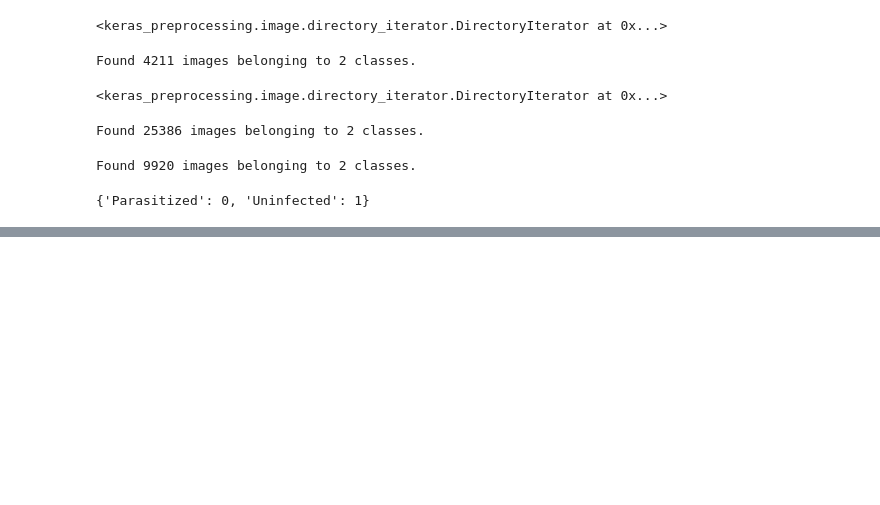
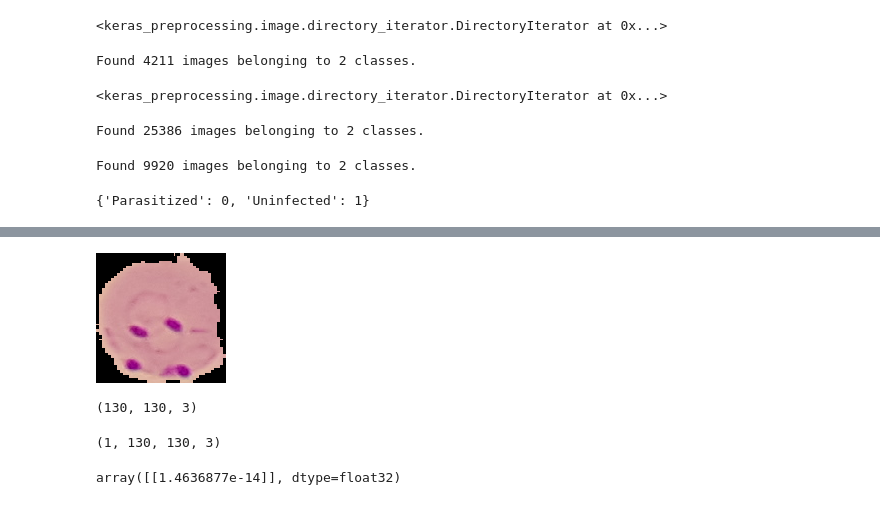
Before and after one commit to Vsanku01/Deep-Learning-Tuts, a Jupyter notebook: Malaria_Detection.ipynb, the cells around one changed output, grey strips where cells are left out. Drawn from its saved outputs; the diff is of its cells as text; code cells hidden in the pictures; blank space fills up the shorter version.

```diff
--- a/Malaria_Detection.ipynb
+++ b/Malaria_Detection.ipynb
@@ -356,0 +444,6 @@ result[['loss','val_loss']].plot()
+# %%
+my_image = image.load_img(para_cell,target_size= image_shape)
+# %%
+my_image
+# %% [output]
+[figure, added]
@@ -356,0 +452,4 @@ result[['loss','val_loss']].plot()
+# %%
+my_image_arr.shape
+# %% [output]
+(130, 130, 3)
@@ -356,0 +458,8 @@ result[['loss','val_loss']].plot()
+# %%
+my_image_arr.shape
+# %% [output]
+(1, 130, 130, 3)
+# %%
+model.predict(my_image_arr)
+# %% [output]
+array([[1.4636877e-14]], dtype=float32)
```
Also changed, not shown: parts of 24 cells of this notebook.
